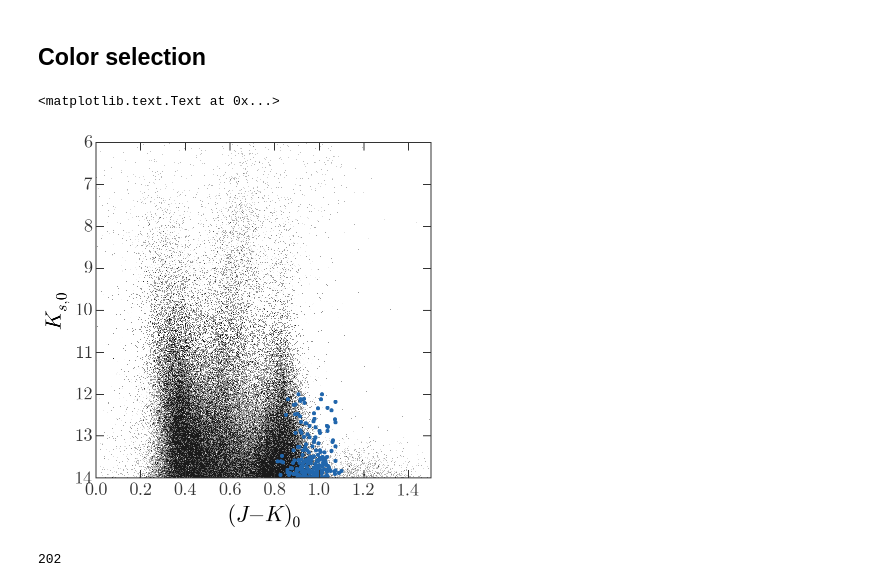
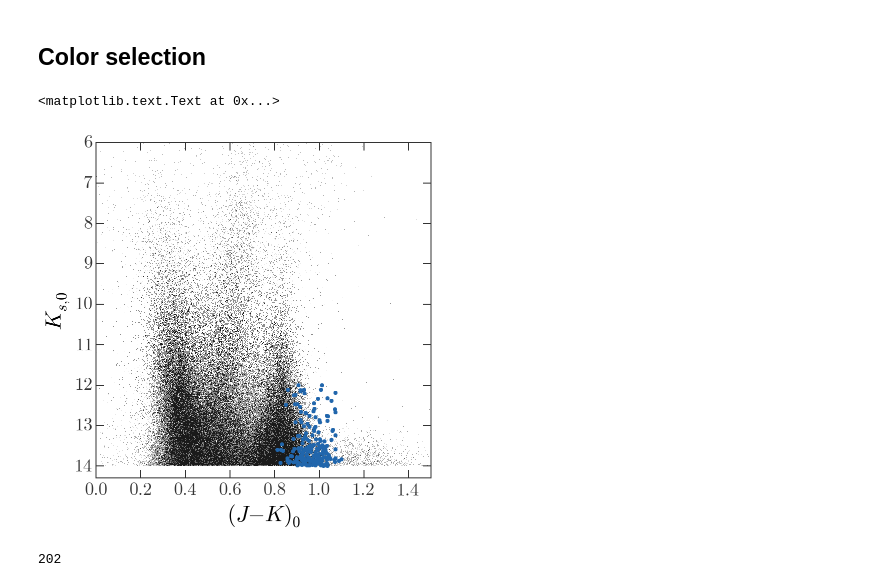
Before and after one commit to adrn/ExtraPlanets, a Jupyter notebook: notebooks/2mass - field 10.ipynb, the cells around one changed output. Saved outputs shown, nothing was run; the diff lists cells and outputs as text; code cells hidden in the pictures.

Commit message:
update figure for field 10

```diff
--- a/notebooks/2mass - field 10.ipynb
+++ b/notebooks/2mass - field 10.ipynb
@@ -225,16 +225,16 @@ box_ix = ((J_H < (0.561*J_K + 0.34)) &
 # %%
 fig,ax = plt.subplots(1,1,figsize=(6,6))
 ax.plot(J_K, K, linestyle='none', marker=',', alpha=1.)
 ax.plot(J_K[box_ix], K[box_ix], linestyle='none', marker='.', alpha=1, ms=8)
 
 ax.set_xlim(0., 1.5)
-ax.set_ylim(14., 6)
+ax.set_ylim(14.3, 6)
 
 ax.set_xlabel("$(J-K)_0$")
 ax.set_ylabel("$K_{s,0}$")
 # %% [output]
 <matplotlib.text.Text at 0x...>
-[figure, old version]
+[figure, new version]
 # %%
 targets = stars_2mass[box_ix]
 len(targets)
```
